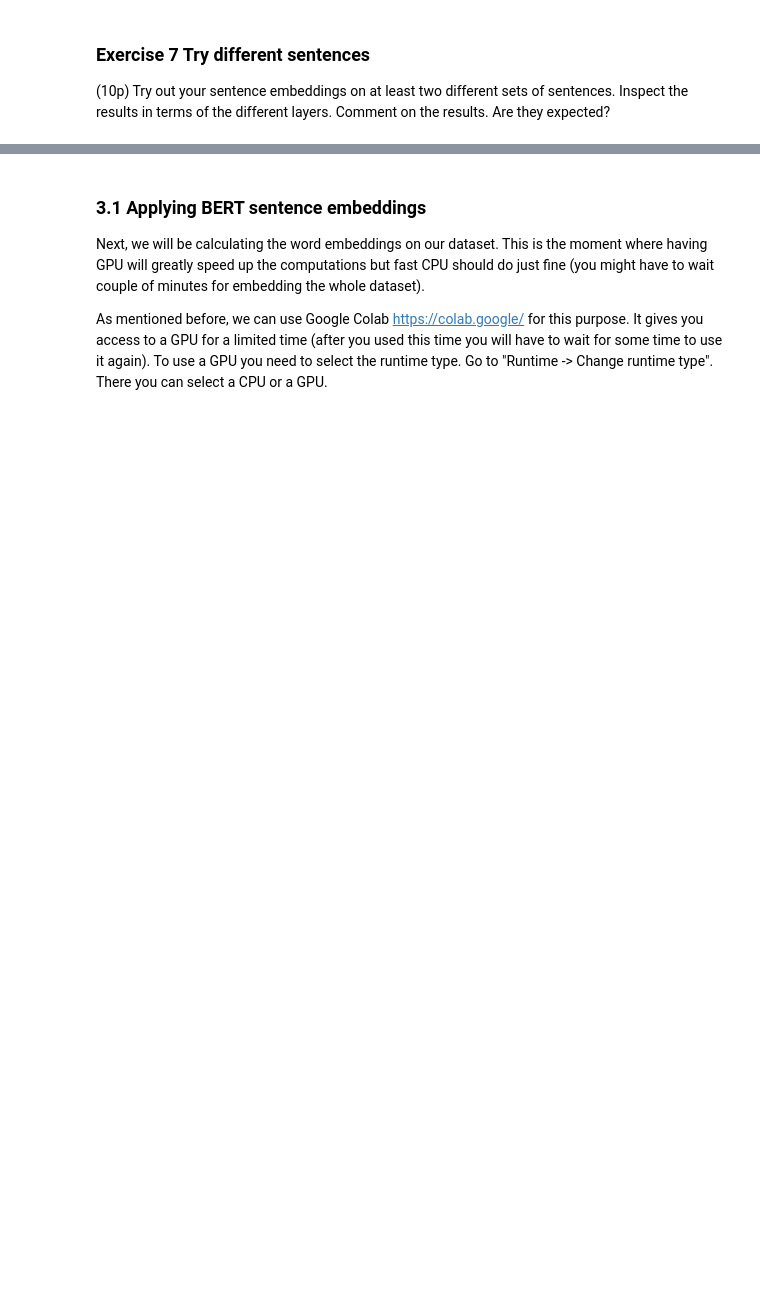
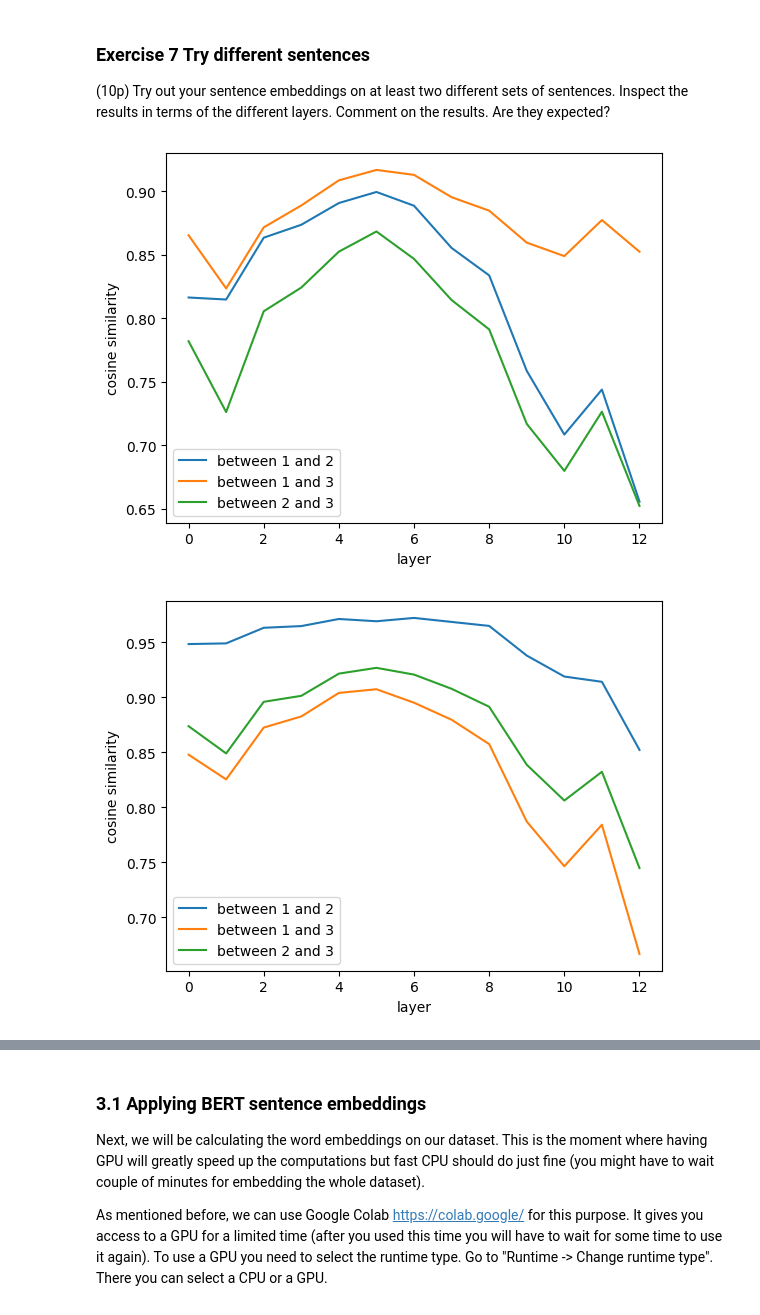
Before and after one commit to t3i8m/nlp_labs, a Jupyter notebook: lab_3/lab3_group_52.ipynb, the cells around one changed output, grey strips where cells are left out. Drawn from its saved outputs; the diff is of its cells as text; code cells hidden in the pictures; blank space fills up the shorter version.

```diff
--- a/lab_3/lab3_group_52.ipynb
+++ b/lab_3/lab3_group_52.ipynb
@@ -684,12 +743,11 @@ def calculate_sentence_embeddings(input_batch, model_output, layer=-1):
     hidden_states = model_output['hidden_states'][layer]
 
     ### YOUR CODE HERE
-
-
-
-
-
-
+    input_mask_expanded = attention_mask.unsqueeze(-1).expand(hidden_states.size()).float()
+    masked_embeddings = hidden_states * input_mask_expanded
+    sum_embeddings = torch.sum(masked_embeddings, dim=1)
+    sum_mask = torch.clamp(input_mask_expanded.sum(dim=1), min=1e-9)
+    sentence_embeddings = sum_embeddings / sum_mask
     ### YOUR CODE ENDS HERE
 
 
@@ -756,0 +813,43 @@ plot_evolving_sentence_similarities(tokenized, model_outputs, calculate_sentence
+# %%
+### YOUR CODE HERE
+text_bullet=["He decided to bite the bullet and apologize.",
+             "He decided to chew on a metal projectile.",
+             "He decided to face the difficult situation and apologize."]
+
+tokenized = tokenizer([text_bullet[0], text_bullet[1], text_bullet[2]], padding=True, return_tensors='pt').to(device)
+
+model_outputs = model(**tokenized, output_hidden_states=True)
+plot_evolving_sentence_similarities(tokenized, model_outputs, calculate_sentence_embeddings)
+# Observations from Plot 1:
+# Layer 0: Similarities start relatively high (0.60-0.78). 1 vs 3 (orange, idiom/paraphrase) starts highest, suggesting some initial embedding similarity perhaps due to shared concepts like "decide" and "apologize". 2 vs 3 (green, literal/paraphrase) starts lowest.
+# Middle Layers (approx. 0-5): All pairwise similarities increase significantly, peaking around layer 5. 1 vs 3 (orange, idiom/paraphrase) reaches the highest similarity (~0.92), indicating BERT is strongly associating the idiomatic meaning with its direct explanation. Surprisingly, 1 vs 2 (blue, idiom/literal) and 2 vs 3 (green, literal/paraphrase) also reach high similarities (~0.90 and ~0.87 respectively). This might imply that middle layers heavily weight structural similarity ("He decided to...") or shared tokens ("bullet"/"projectile" might be weakly related as objects) before fully disambiguating the meaning in context.
+# Late Layers (approx. 6-12): All similarities decrease noticeably from the peaks. Importantly, the relative similarities slightly re-order and spread out more towards the end. 1 vs 3 (orange) remains highest (~0.85), showing the model retains the strong semantic link between the idiom and its paraphrase. 1 vs 2 (blue) and 2 vs 3 (green) drop more, ending around 0.80-0.82, indicating the later layers better differentiate the absurd literal meaning (sentence 2) from the figurative/paraphrased meaning (1 and 3).
+# Expectation Check & Interpretation: The result is fascinating and largely expected in its final pattern, though the middle layers are revealing.
+# Expected: The model does ultimately connect the idiom (1) most strongly with its paraphrase (3), demonstrating successful understanding of non-literal language. It also correctly makes the literal interpretation (2) less similar than the paraphrase by the final layers.
+# Revealing Middle Layers: The initial convergence of all pairs, including the semantically distant literal meaning, suggests middle layers might focus more on broader topic/structure before later layers refine the specific meaning and context, especially for figurative language. The drop in similarity in later layers shows this refinement process.
+# Conclusion: This example shows BERT's sophisticated process: initial structural/topical grouping followed by semantic refinement that successfully interprets the idiom.
+
+text_team=["The project will definitely succeed with this team.",
+           "The project might succeed with this team.",
+           "The project failed despite having this team."]
+
+tokenized = tokenizer([text_team[0], text_team[1], text_team[2]], padding=True, return_tensors='pt').to(device)
+
+model_outputs = model(**tokenized, output_hidden_states=True)
+plot_evolving_sentence_similarities(tokenized, model_outputs, calculate_sentence_embeddings)
+# Observations from Plot 2:
+# Layer 0: Similarities start extremely high (0.83-0.95). 1 vs 2 (blue, definitely/might) is highest, reflecting the massive word overlap. 1 vs 3 (orange, definitely/failed) is lowest.
+# Middle Layers (approx. 0-6): Similarities remain very high, with slight increases peaking around layer 5-6. The order established at Layer 0 is largely maintained: 1 vs 2 (blue) stays exceptionally high (~0.97), showing the subtle difference between "definitely" and "might" isn't strongly differentiating the representations yet. 1 vs 3 (orange) and 2 vs 3 (green) also peak high (~0.91, ~0.93), again likely driven by the overwhelming lexical and structural similarity dominating the opposing outcome ("failed") in these layers.
+# Late Layers (approx. 6-12): Dramatic divergence occurs. 1 vs 3 (orange, definitely/failed) similarity plummets to ~0.67, becoming by far the lowest. 2 vs 3 (green, might/failed) also drops significantly to ~0.75. 1 vs 2 (blue, definitely/might) decreases the least, ending highest at ~0.85.
+# Expectation Check & Interpretation: These results are highly expected and demonstrate the model's sensitivity.
+# The initial high similarities are expected due to sentence structure/word reuse.
+# The late-layer divergence clearly shows the model learning the crucial semantic differences:
+# The largest difference is between success and failure (1 vs 3, 2 vs 3), causing their similarities to drop most.
+# A smaller but significant difference is captured between high certainty ("definitely", 1) and lower certainty ("might", 2), keeping their similarity highest but still reduced from the peak.
+# The final ordering (1vs2 > 2vs3 > 1vs3) makes perfect semantic sense: "might succeed" is closer to "failed" than "definitely succeed" is.
+# Conclusion: This example shows how later BERT layers differentiate meaning based on subtle but critical semantic operators like modal verbs ("might") and negation/opposition ("failed"), overcoming initial high similarity caused by shared structure and vocabulary.
+
+### YOUR CODE ENDS HERE
+# %% [output]
+[figure, added]
+[figure, added]
```
Also changed, not shown: parts of 6 cells of this notebook.
